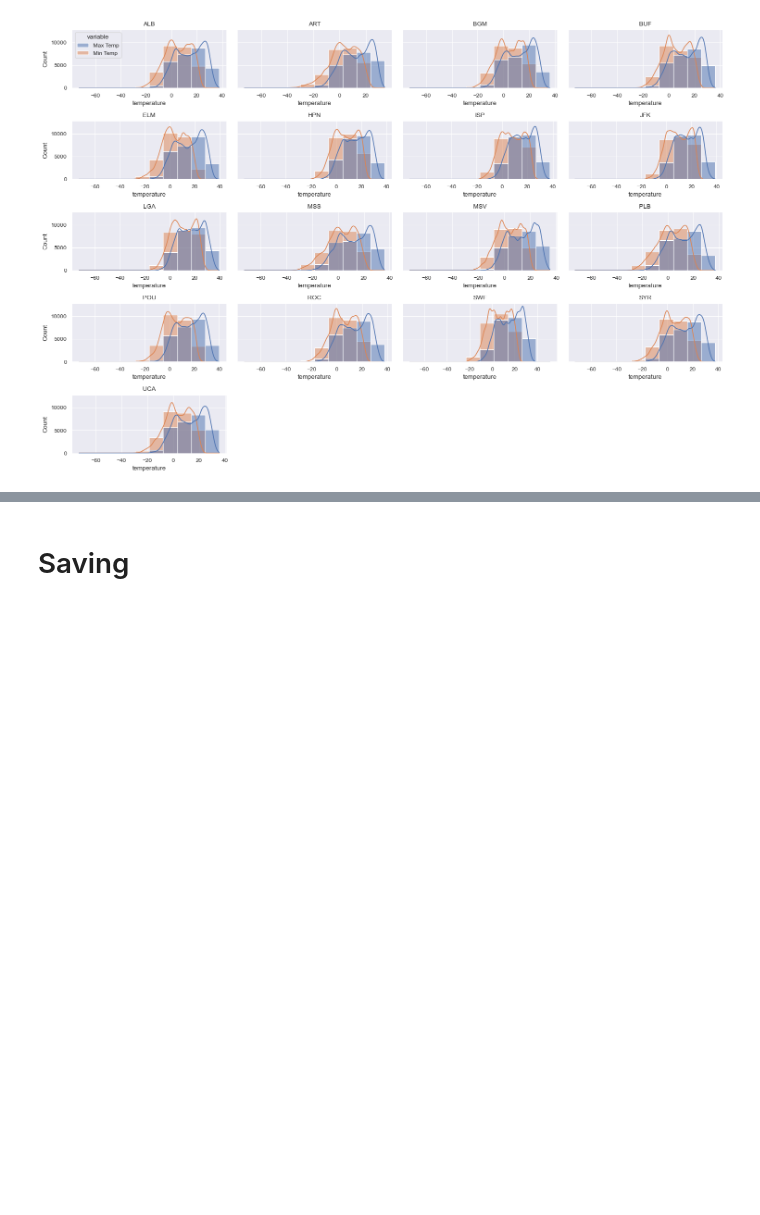
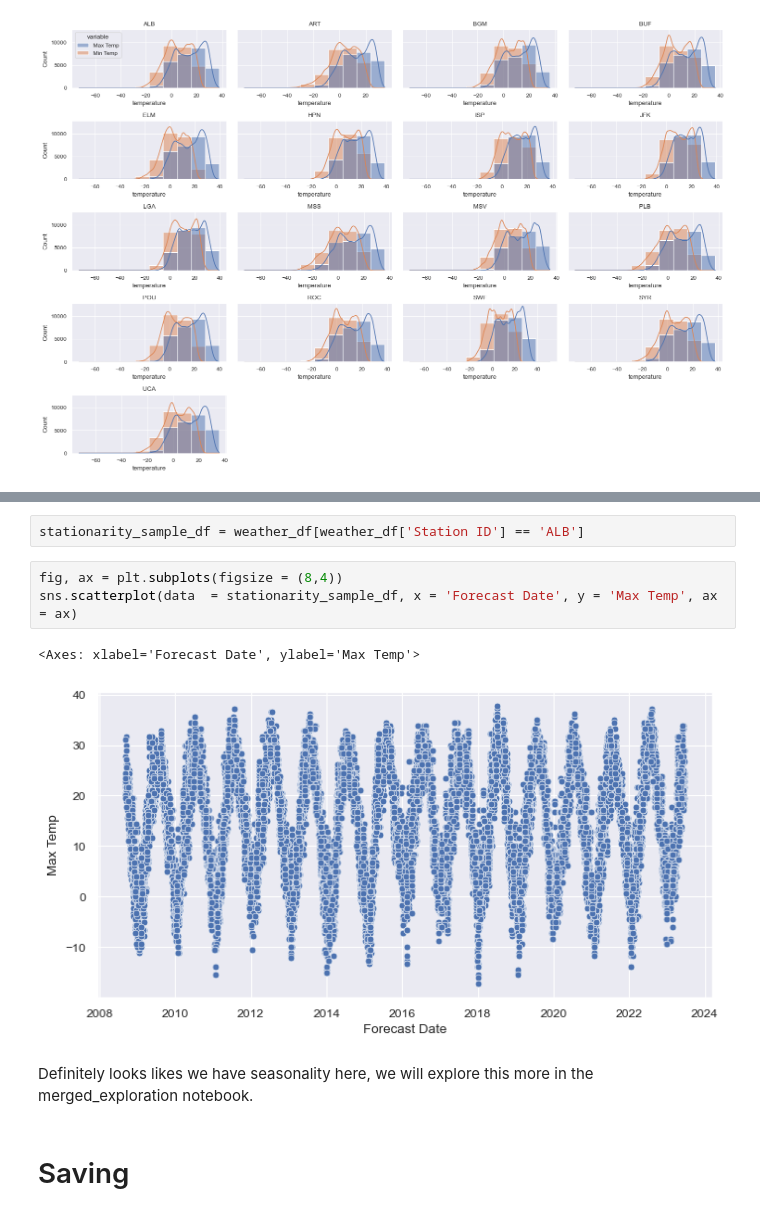
Before and after one commit to jmoro0408/Energy-Forecasting, a Jupyter notebook: scripts/explore_weather.ipynb, the cells around one changed output, grey strips where cells are left out. Cells and saved outputs as stored; diff of their text form; blank space fills up the shorter version.

Commit message:
add max temp over entire date plot

```diff
--- a/scripts/explore_weather.ipynb
+++ b/scripts/explore_weather.ipynb
@@ -439,3 +451,13 @@ plt.tight_layout()
+# %%
+stationarity_sample_df = weather_df[weather_df['Station ID'] == 'ALB']
+# %%
+fig, ax = plt.subplots(figsize = (8,4))
+sns.scatterplot(data  = stationarity_sample_df, x = 'Forecast Date', y = 'Max Temp', ax = ax)
+# %% [output]
+<Axes: xlabel='Forecast Date', ylabel='Max Temp'>
+[figure, added]
+# %% [markdown]
+Definitely looks likes we have seasonality here, we will explore this more in the merged_exploration notebook.
 # %% [markdown]
 # Saving
 # %%
```
Also changed, not shown: parts of 3 cells of this notebook.
